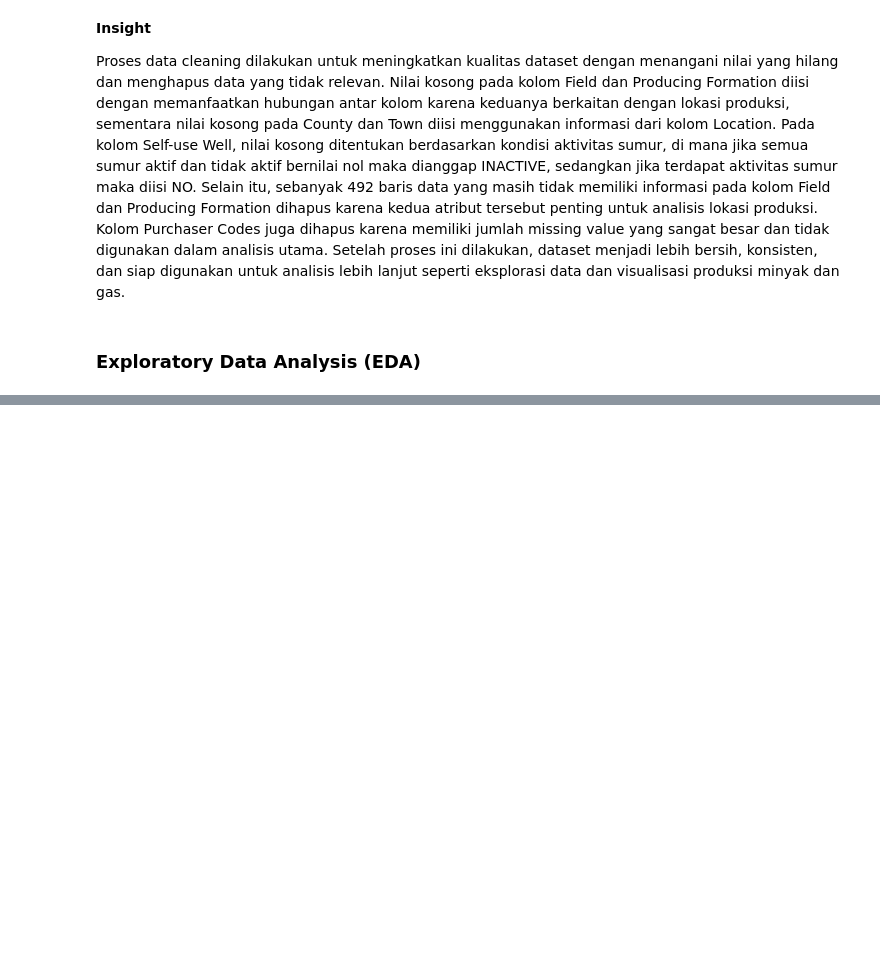
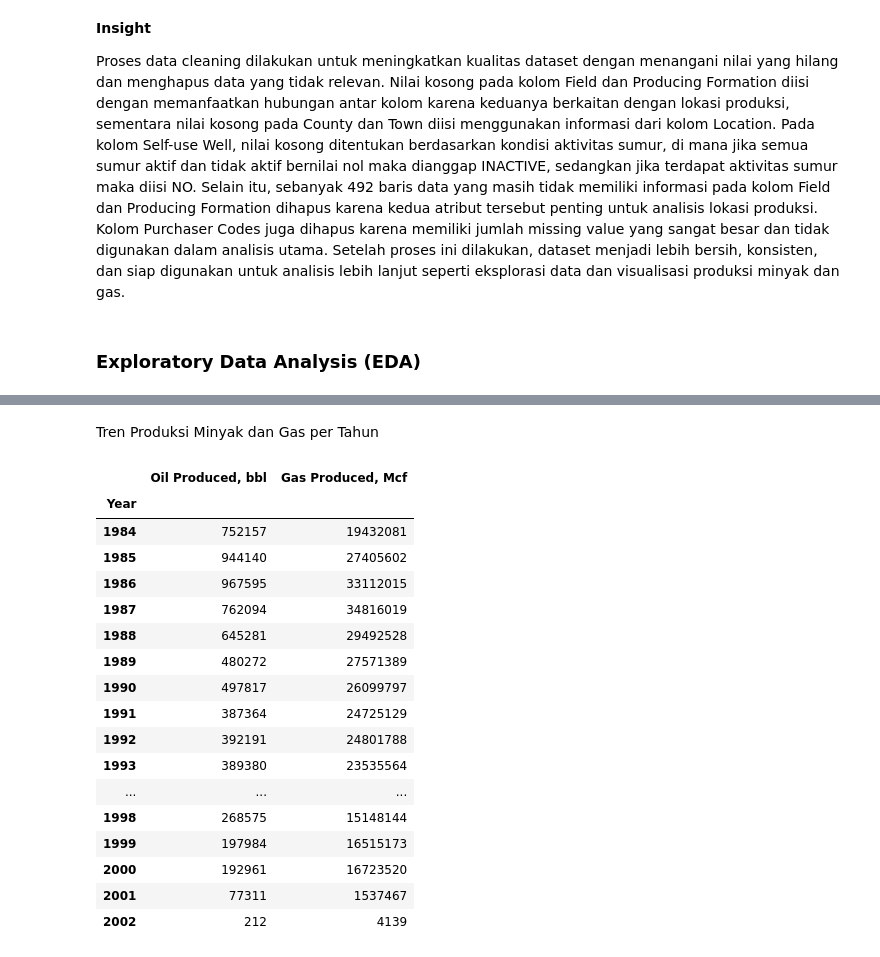
Before and after one commit to DifthaArianggaFirdaus/oil-and-gas_dataset, a Jupyter notebook: oilandgas.ipynb, the cells around one changed output, grey strips where cells are left out. Saved outputs shown, nothing was run; the diff lists cells and outputs as text; code cells hidden in the pictures; blank space fills up the shorter version.

```diff
--- a/oilandgas.ipynb
+++ b/oilandgas.ipynb
@@ -219,0 +239,27 @@ Proses data cleaning dilakukan untuk meningkatkan kualitas dataset dengan menang
+# %% [markdown]
+Tren Produksi Minyak dan Gas per Tahun
+# %%
+data["Year"] = data["Production Date Entered"].dt.year
+
+trend_production = data.groupby("Year")[["Oil Produced, bbl", "Gas Produced, Mcf"]].sum()
+
+trend_production
+# %% [output]
+|  | Oil Produced, bbl | Gas Produced, Mcf |
+| Year |  |  |
+| 1984 | 752157 | 19432081 |
+| 1985 | 944140 | 27405602 |
+| 1986 | 967595 | 33112015 |
+| 1987 | 762094 | 34816019 |
+| 1988 | 645281 | 29492528 |
+| 1989 | 480272 | 27571389 |
+| 1990 | 497817 | 26099797 |
+| 1991 | 387364 | 24725129 |
+| 1992 | 392191 | 24801788 |
+| 1993 | 389380 | 23535564 |
+| ... | ... | ... |
+| 1998 | 268575 | 15148144 |
+| 1999 | 197984 | 16515173 |
+| 2000 | 192961 | 16723520 |
+| 2001 | 77311 | 1537467 |
+| 2002 | 212 | 4139 |
```
Also changed, not shown: parts of 20 cells of this notebook.
